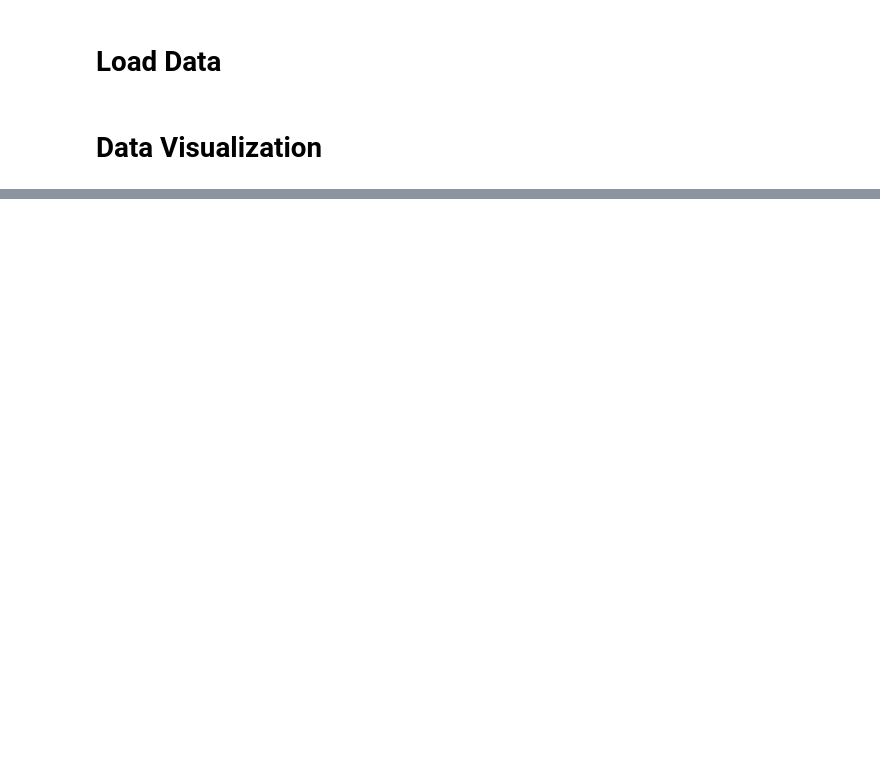
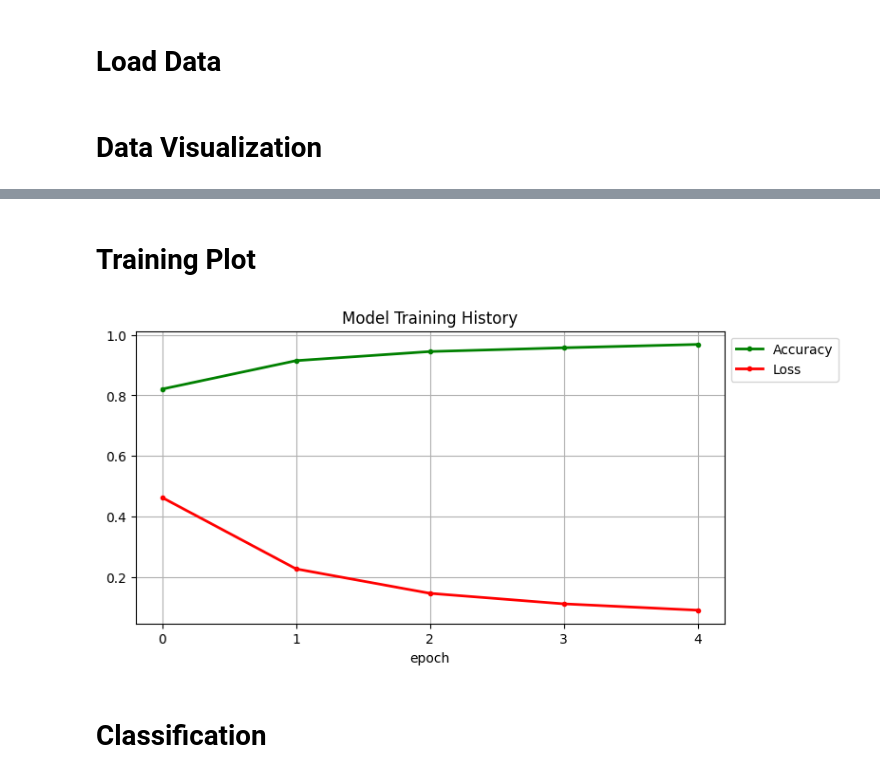
Before and after one commit to Brandon-Kee/NeuroScan, a Jupyter notebook: models/brain_analysis.ipynb, the cells around one changed output, grey strips where cells are left out. Drawn from its saved outputs; the diff is of its cells as text; code cells hidden in the pictures; blank space fills up the shorter version.

Commit message:
Trained model

```diff
--- a/models/brain_analysis.ipynb
+++ b/models/brain_analysis.ipynb
@@ -61,0 +64,33 @@ plt.show()
+# %%
+# Image Augmentation function
+def augment_image(image):
+    image = Image.fromarray(np.uint8(image))
+    image = ImageEnhance.Brightness(image).enhance(random.uniform(0.8, 1.2))
+    image = ImageEnhance.Contrast(image).enhance(random.uniform(0.8, 1.2))
+    image = np.array(image) / 255.0
+    return image
+
+# Load images and apply augmentation
+def open_images(paths):
+    images = []
+    for path in paths:
+        image = load_img(path, target_size=(IMAGE_SIZE, IMAGE_SIZE))
+        image = augment_image(image)
+        images.append(image)
+    return np.array(images)
+
+# Convert labels to ints
+def encode_label(labels):
+    unique_labels = os.listdir(train_dir)  # Ensure unique labels are determined
+    encoded = [unique_labels.index(label) for label in labels]
+    return np.array(encoded)
+
+# Data generator for batching
+def datagen(paths, labels, batch_size=12, epochs=1):
+    for _ in range(epochs):
+        for i in range(0, len(paths), batch_size):
+            batch_paths = paths[i:i + batch_size]
+            batch_images = open_images(batch_paths)
+            batch_labels = labels[i:i + batch_size]
+            batch_labels = encode_label(batch_labels)
+            yield batch_images, batch_labels
@@ -61,0 +149,16 @@ plt.show()
+# %% [markdown]
+# Training Plot
+# %%
+plt.figure(figsize=(8,4))
+plt.grid(True)
+plt.plot(history.history['sparse_categorical_accuracy'], '.g-', linewidth=2)
+plt.plot(history.history['loss'], '.r-', linewidth=2)
+plt.title('Model Training History')
+plt.xlabel('epoch')
+plt.xticks([x for x in range(epochs)])
+plt.legend(['Accuracy', 'Loss'], loc='upper left', bbox_to_anchor=(1, 1))
+plt.show()
+# %% [output]
+[figure, added]
+# %% [markdown]
+# Classification
```
Also changed, not shown: parts of 9 cells of this notebook.
